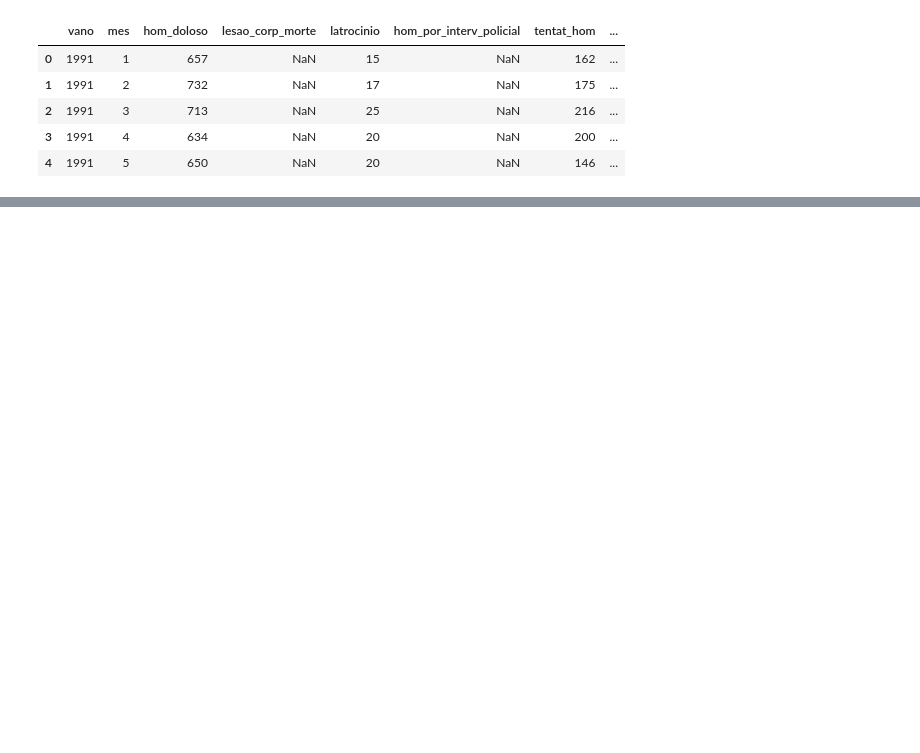
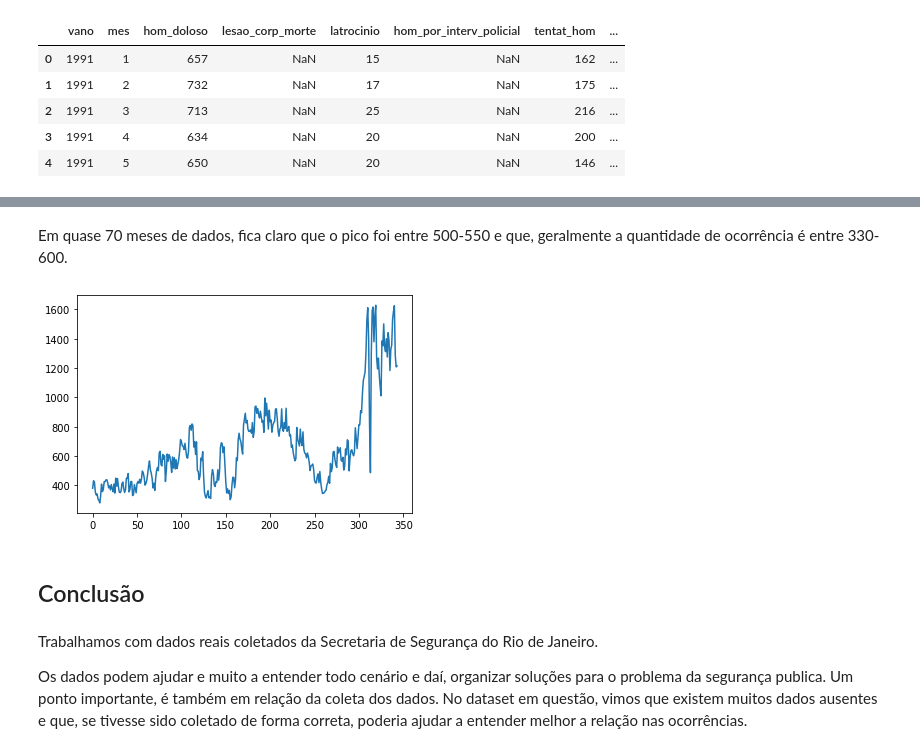
Before and after one commit to leonarddocchagas/data_science, a Jupyter notebook: Analisando_os_Crimes_do_Rio_de_Janeiro.ipynb, the cells around one changed output, grey strips where cells are left out. Cells and saved outputs as stored; diff of their text form; code cells hidden in the pictures; blank space fills up the shorter version.

```diff
--- a/Analisando_os_Crimes_do_Rio_de_Janeiro.ipynb
+++ b/Analisando_os_Crimes_do_Rio_de_Janeiro.ipynb
@@ -26,0 +109,13 @@ df.head()
+# %% [markdown]
+Em quase 70 meses de dados, fica claro que o pico foi entre 500-550 e que, geralmente a quantidade de ocorrência é entre 330-600.
+# %%
+# roubo a coletivo
+df.roubo_em_coletivo.plot();
+# %% [output]
+[figure, added]
+# %% [markdown]
+## Conclusão
+# %% [markdown]
+Trabalhamos com dados reais coletados da Secretaria de Segurança do Rio de Janeiro.
+
+Os dados podem ajudar e muito a entender todo cenário e daí, organizar soluções para o problema da segurança publica. Um ponto importante, é também em relação da coleta dos dados. No dataset em questão, vimos que existem muitos dados ausentes e que, se tivesse sido coletado de forma correta, poderia ajudar a entender melhor a relação  nas ocorrências.
```
Also changed, not shown: parts of 15 cells of this notebook.
